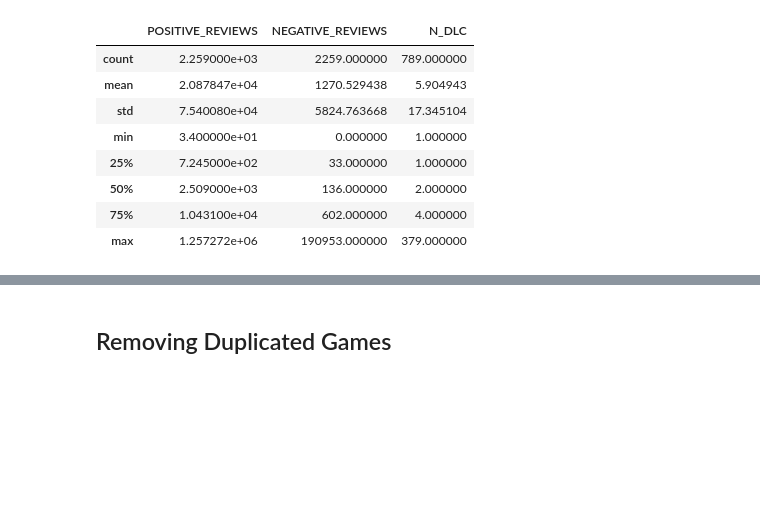
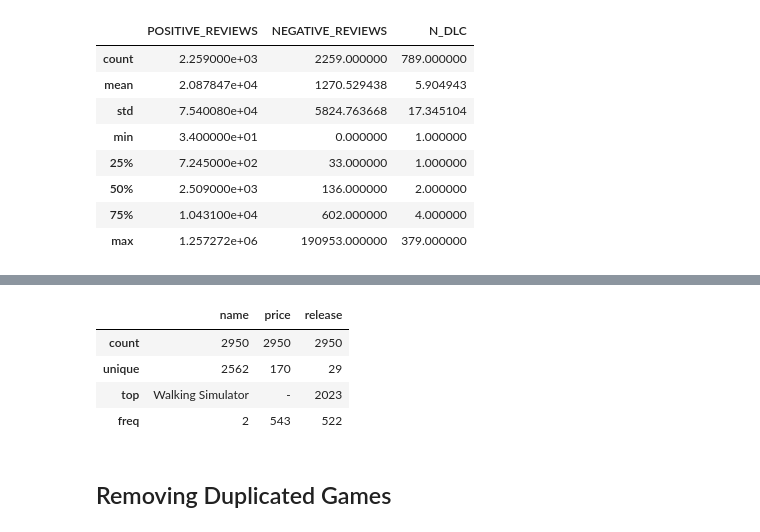
Before and after one commit to F102M8/data-science-project, a Jupyter notebook: Preprocesing.ipynb, the cells around one changed output, grey strips where cells are left out. Cells and saved outputs as stored; diff of their text form; code cells hidden in the pictures; blank space fills up the shorter version.

```diff
--- a/Preprocesing.ipynb
+++ b/Preprocesing.ipynb
@@ -72,3 +94,11 @@ df.describe(include='object')
+# %%
+game_details.describe(include='object')
+# %% [output]
+|  | name | price | release |
+| count | 2950 | 2950 | 2950 |
+| unique | 2562 | 170 | 29 |
+| top | Walking Simulator | - | 2023 |
+| freq | 2 | 543 | 522 |
 # %% [markdown]
 ## Removing Duplicated Games
 # %%
```
Also changed, not shown: parts of 75 cells of this notebook, 4 other files.
